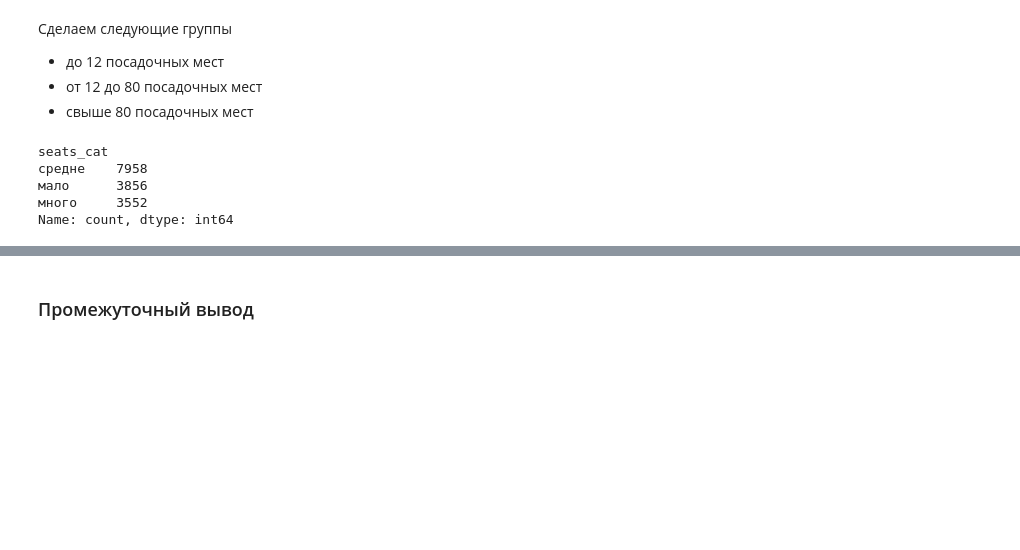
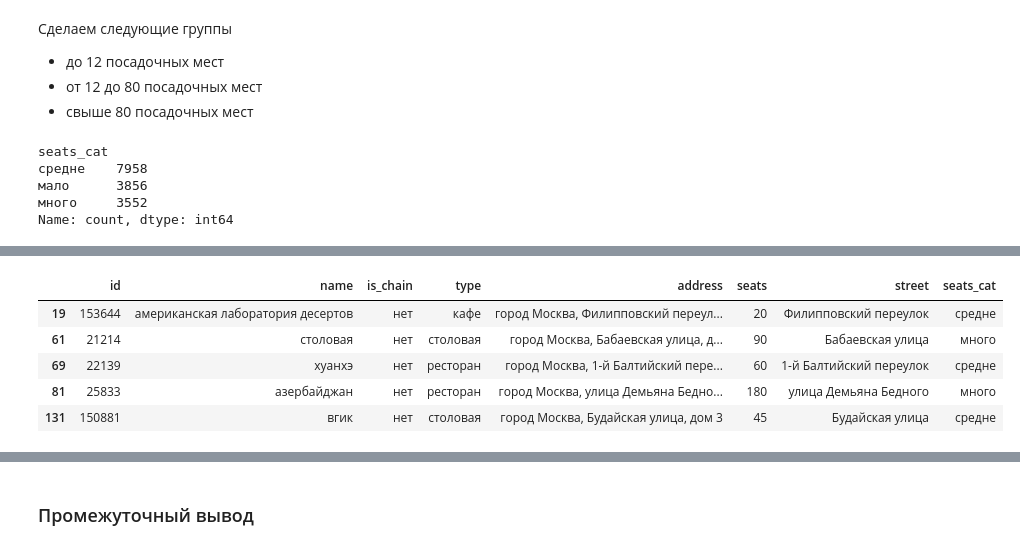
Before and after one commit to PAGriAnalytics/pagri-projects, a Jupyter notebook: quarto/projects/research_of_food_service_industry/research_of_food_service_industry.ipynb, the cells around one changed output, grey strips where cells are left out. Drawn from its saved outputs; the diff is of its cells as text; code cells hidden in the pictures; blank space fills up the shorter version.

```diff
--- a/quarto/projects/research_of_food_service_industry/research_of_food_service_industry.ipynb
+++ b/quarto/projects/research_of_food_service_industry/research_of_food_service_industry.ipynb
@@ -585,0 +625,10 @@ NameError: name 'df_internet' is not defined
+# %%
+df_streets_with_one_object = df[df.street.isin(streets_with_one_object.index)]
+df_streets_with_one_object.head()
+# %% [output]
+|  | id | name | is_chain | type | address | seats | street | seats_cat |
+| 19 | 153644 | американская лаборатория десертов | нет | кафе | город Москва, Филипповский переул... | 20 | Филипповский переулок | средне |
+| 61 | 21214 | столовая | нет | столовая | город Москва, Бабаевская улица, д... | 90 | Бабаевская улица | много |
+| 69 | 22139 | хуанхэ | нет | ресторан | город Москва, 1-й Балтийский пере... | 60 | 1-й Балтийский переулок | средне |
+| 81 | 25833 | азербайджан | нет | ресторан | город Москва, улица Демьяна Бедно... | 180 | улица Демьяна Бедного | много |
+| 131 | 150881 | вгик | нет | столовая | город Москва, Будайская улица, дом 3 | 45 | Будайская улица | средне |
```
Also changed, not shown: parts of 31 cells of this notebook, 1 other file.
